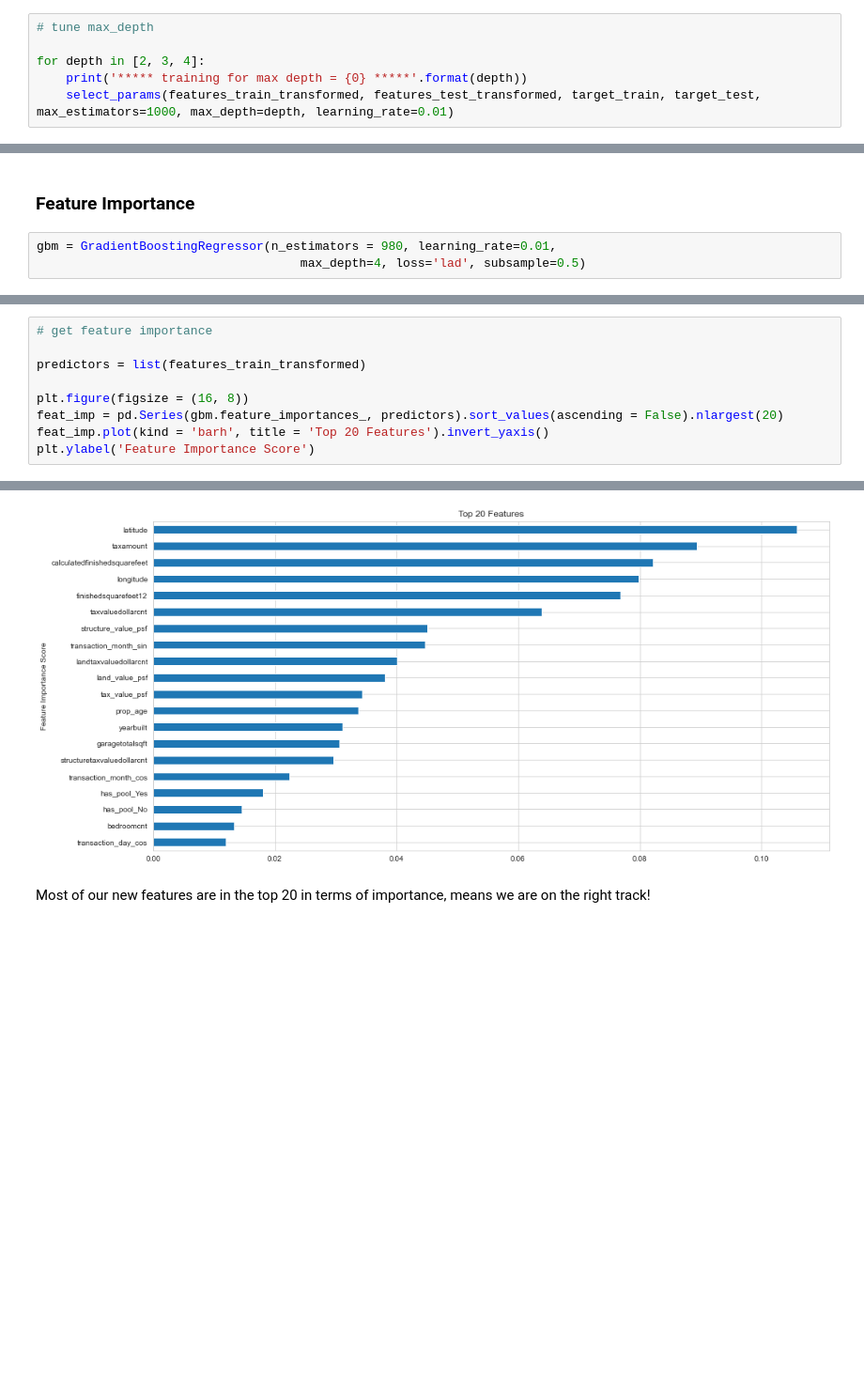
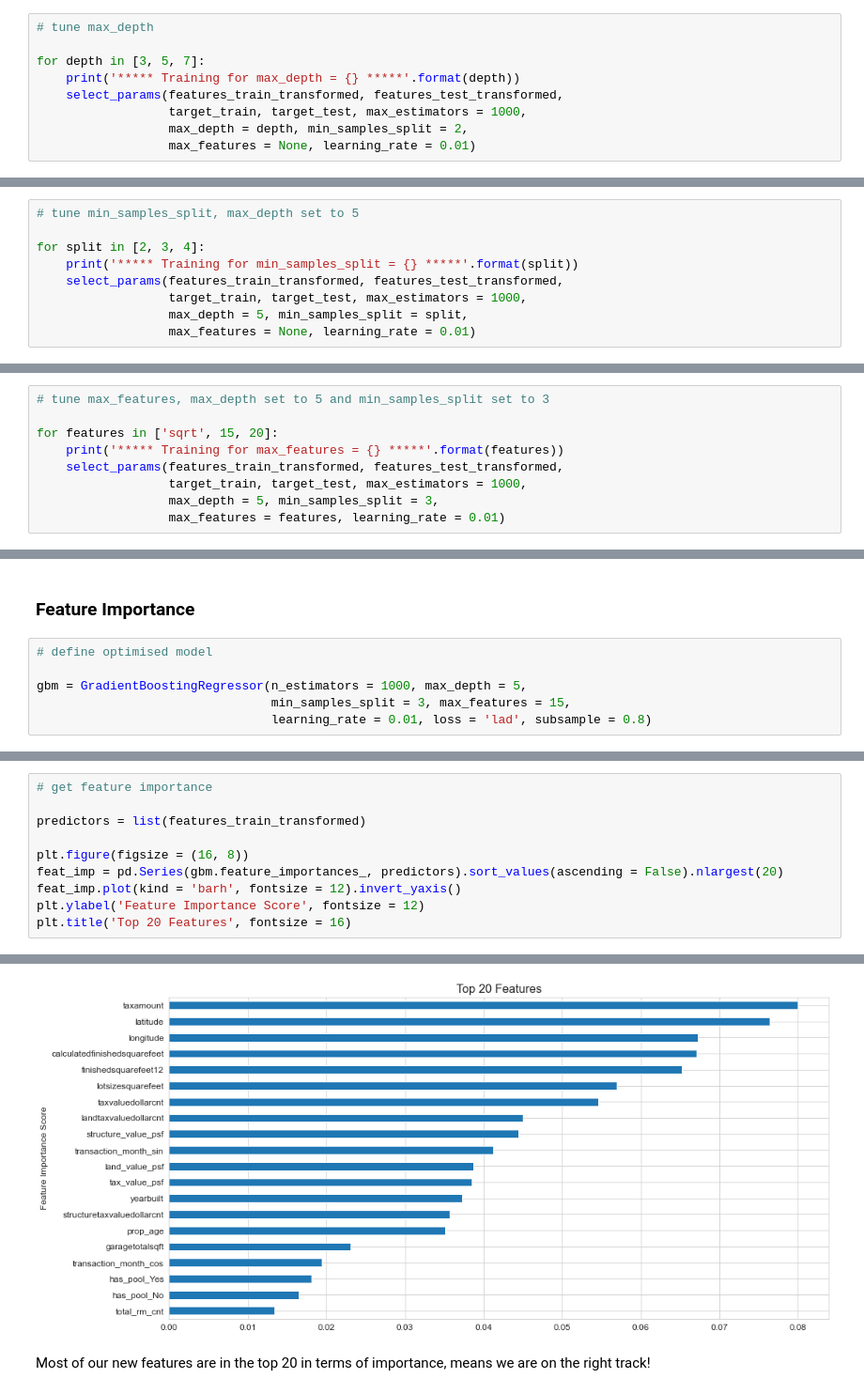
Before and after one commit to Solihin-k/Zillow-Competition, a Jupyter notebook: EDA.ipynb, the cells around one changed output, grey strips where cells are left out. Shown at 94% size. Saved outputs shown, nothing was run; the diff lists cells and outputs as text; blank space fills up the shorter version.

```diff
--- a/EDA.ipynb
+++ b/EDA.ipynb
@@ -719,7 +734,10 @@ def select_params(X_train, X_test, y_train, y_test, max_estimators=1000, max_dep
 # %%
 # tune max_depth
 
-for depth in [2, 3, 4]:
-    print('***** training for max depth = {0} *****'.format(depth))
-    select_params(features_train_transformed, features_test_transformed, target_train, target_test, max_estimators=1000, max_depth=depth, learning_rate=0.01)
+for depth in [3, 5, 7]:
+    print('***** Training for max_depth = {} *****'.format(depth))
+    select_params(features_train_transformed, features_test_transformed,
+                  target_train, target_test, max_estimators = 1000,
+                  max_depth = depth, min_samples_split = 2,
+                  max_features = None, learning_rate = 0.01)
 # %% [output]
@@ -737,0 +758,9 @@ best MAE: 0.06645704468900784
+# %%
+# tune min_samples_split, max_depth set to 5
+
+for split in [2, 3, 4]:
+    print('***** Training for min_samples_split = {} *****'.format(split))
+    select_params(features_train_transformed, features_test_transformed,
+                  target_train, target_test, max_estimators = 1000,
+                  max_depth = 5, min_samples_split = split,
+                  max_features = None, learning_rate = 0.01)
@@ -737,0 +782,9 @@ best MAE: 0.06645704468900784
+# %%
+# tune max_features, max_depth set to 5 and min_samples_split set to 3
+
+for features in ['sqrt', 15, 20]:
+    print('***** Training for max_features = {} *****'.format(features))
+    select_params(features_train_transformed, features_test_transformed,
+                  target_train, target_test, max_estimators = 1000,
+                  max_depth = 5, min_samples_split = 3,
+                  max_features = features, learning_rate = 0.01)
@@ -738,8 +806,11 @@ best MAE: 0.06645704468900784
 # %% [markdown]
 ### <a id = '83'>Feature Importance</a>
 # %%
-gbm = GradientBoostingRegressor(n_estimators = 980, learning_rate=0.01,
-                                    max_depth=4, loss='lad', subsample=0.5)
+# define optimised model
+
+gbm = GradientBoostingRegressor(n_estimators = 1000, max_depth = 5,
+                                min_samples_split = 3, max_features = 15,
+                                learning_rate = 0.01, loss = 'lad', subsample = 0.8)
 # %%
 gbm.fit(features_train_transformed, target_train)
 # %% [output]
@@ -752,6 +824,7 @@ predictors = list(features_train_transformed)
 
 plt.figure(figsize = (16, 8))
 feat_imp = pd.Series(gbm.feature_importances_, predictors).sort_values(ascending = False).nlargest(20)
-feat_imp.plot(kind = 'barh', title = 'Top 20 Features').invert_yaxis()
-plt.ylabel('Feature Importance Score')
+feat_imp.plot(kind = 'barh', fontsize = 12).invert_yaxis()
+plt.ylabel('Feature Importance Score', fontsize = 12)
+plt.title('Top 20 Features', fontsize = 16)
 # %% [output]
@@ -759,4 +832,4 @@ Text(0, 0.5, 'Feature Importance Score')
-[figure, old version]
+[figure, new version]
 # %% [markdown]
 Most of our new features are in the top 20 in terms of importance, means we are on the right track!
 # %% [markdown]
```
Also changed, not shown: parts of 38 cells of this notebook.
